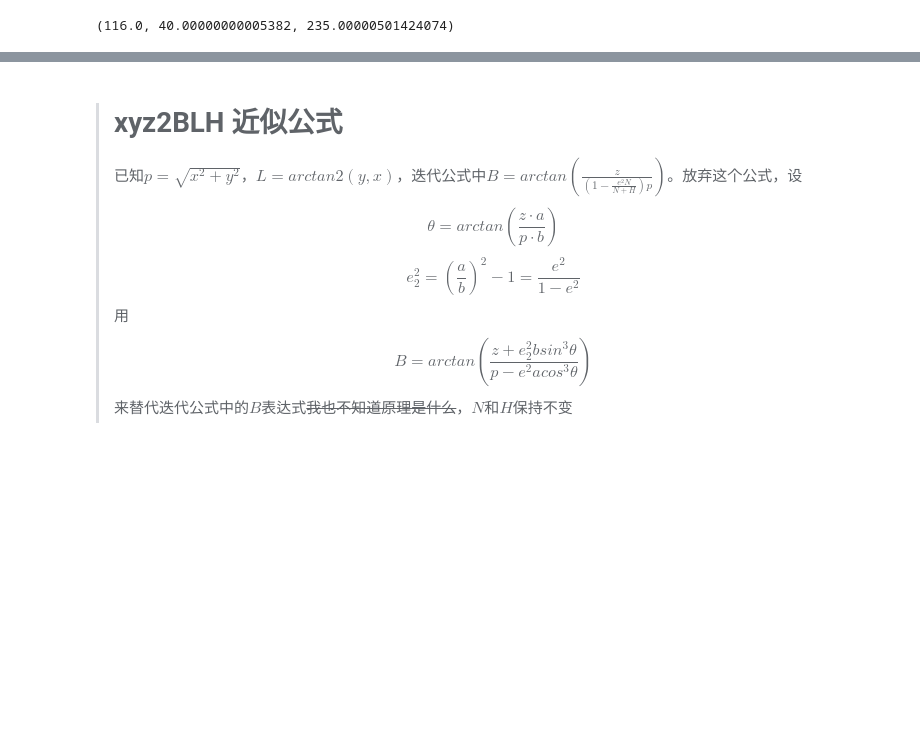
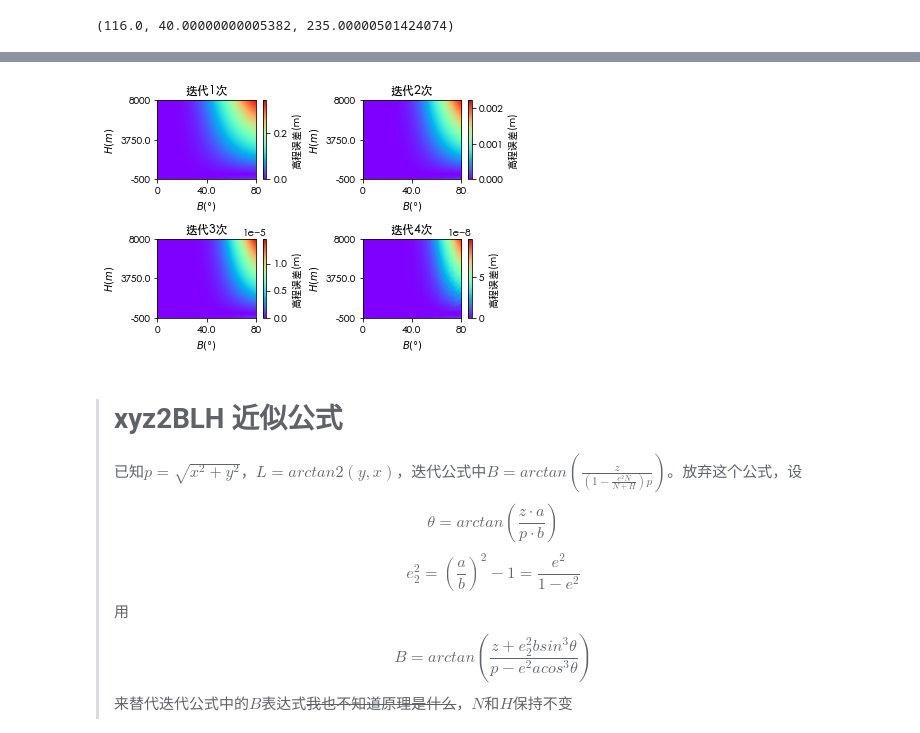
Before and after one commit to Housyou/a-some-SAR, a Jupyter notebook: 地固坐标系(xyz)转大地坐标系(BLH)的公式分析.ipynb, the cells around one changed output, grey strips where cells are left out. Drawn from its saved outputs; the diff is of its cells as text; code cells hidden in the pictures; blank space fills up the shorter version.

```diff
--- a/地固坐标系(xyz)转大地坐标系(BLH)的公式分析.ipynb
+++ b/地固坐标系(xyz)转大地坐标系(BLH)的公式分析.ipynb
@@ -164,3 +173,82 @@ print(xyz2BLH(x, y, z, rad=False))
+# %%
+import numpy as np
+import matplotlib.pyplot as plt
+# plt.rcParams['font.sans-serif'] = ['SimHei']  # 用来正常显示中文标签, windows
+plt.rcParams['font.sans-serif'] = ['Heiti TC']  # 用来正常显示中文标签, mac
+
+
+def degree2rad(degree):
+    return degree * np.pi / 180
+
+
+def BLH2xyz(L, B, H, rad=True):
+    if not rad:
+        L = degree2rad(L)
+        B = degree2rad(B)
+    a = 6378137.0000
+    b = 6356752.3141
+    e2 = 1 - (b / a)**2
+    N = a/np.sqrt(1-e2*np.sin(B)**2)
+    x = (N + H) * np.cos(B) * np.cos(L)
+    y = (N + H) * np.cos(B) * np.sin(L)
+    z = (N * (1 - e2) + H) * np.sin(B)
+    return x, y, z
+
+
+def cal_times(x, y, z, times):
+    a = 6378137.0000
+    b = 6356752.3141
+    e2 = 1 - (b / a)**2
+    p = np.sqrt(x**2+y**2)
+    L = np.arctan2(y, x)
+
+    def cal_N(B): return a/np.sqrt(1-e2*np.sin(B)**2)
+    def cal_H(N, B): return p/np.cos(B)-N
+    def cal_B(N, H): return np.arctan(z/((1 - e2*N/(N+H))*p))
+    B = cal_B(1, 0)
+    N = cal_N(B)
+    H0, H = 1e9, cal_H(N, B)
+    for _ in range(times):
+        B = cal_B(N, H)
+        N = cal_N(B)
+        H0, H = H, cal_H(N, B)
+
+    return H
+
+
+if __name__ == '__main__':
+    L = 116
+    Bmin, Bmax, Bnum = 0, 80, 480
+    Hmin, Hmax, Hnum = -500, 8000, 1700
+    B = np.linspace(Bmin, Bmax, Bnum + 1)
+    H = np.linspace(Hmin, Hmax, Hnum + 1)
+    B, H = np.meshgrid(B, H)
+    x, y, z = BLH2xyz(L, B, H, rad=False)
+
+    def plot(index, times):
+        h = cal_times(x, y, z, times)
+        img = np.abs(h-H)
+        ax = plt.subplot(2, 2, index)
+        ai = ax.imshow(img, aspect='auto', cmap='rainbow')
+        ax.set_xlim(0, Bnum)
+        ax.set_xticks([0, Bnum/2, Bnum])
+        ax.set_xticklabels([Bmin, np.mean([Bmin, Bmax]), Bmax])
+        ax.set_xlabel(r'$B (\degree)$')
+        ax.set_ylim(0, Hnum)
+        ax.set_yticks([0, Hnum/2, Hnum])
+        ax.set_yticklabels([Hmin, (Hmin+Hmax)/2, Hmax])
+        ax.set_ylabel(r'$H (m)$')
+        ax.set_title('迭代%d次' % times)
+        plt.colorbar(ai, ax=ax).set_label('高程误差(m)')
+    fig = plt.figure()
+    plot(1, 1)
+    plot(2, 2)
+    plot(3, 3)
+    plot(4, 4)
+    fig.tight_layout()
+    plt.show()
+# %% [output]
+[figure, added]
 # %% [markdown]
 > # xyz2BLH 近似公式
 > 已知$p=\sqrt{x^2+y^2}$，$L=arctan2(y,x)$，迭代公式中$B=arctan(\frac{z}{(1-\frac{e^2N}{N+H})p})$。放弃这个公式，设
```
Also changed, not shown: parts of 5 cells of this notebook, 4 other files.
